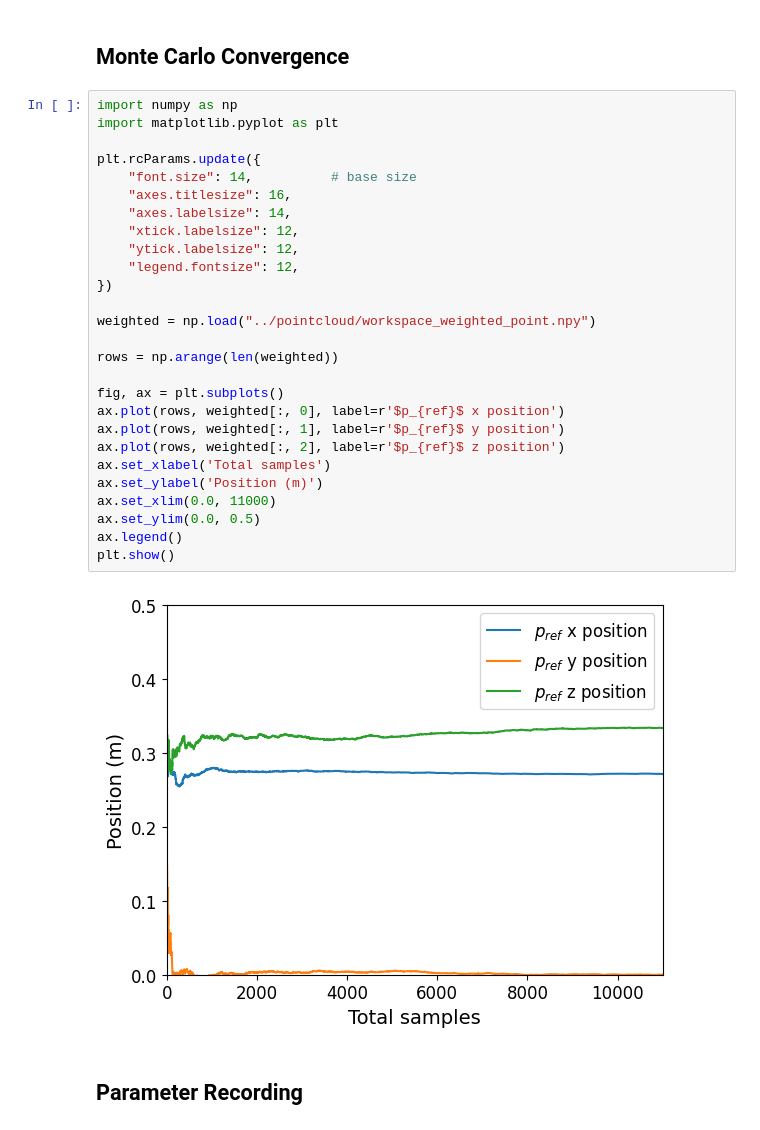
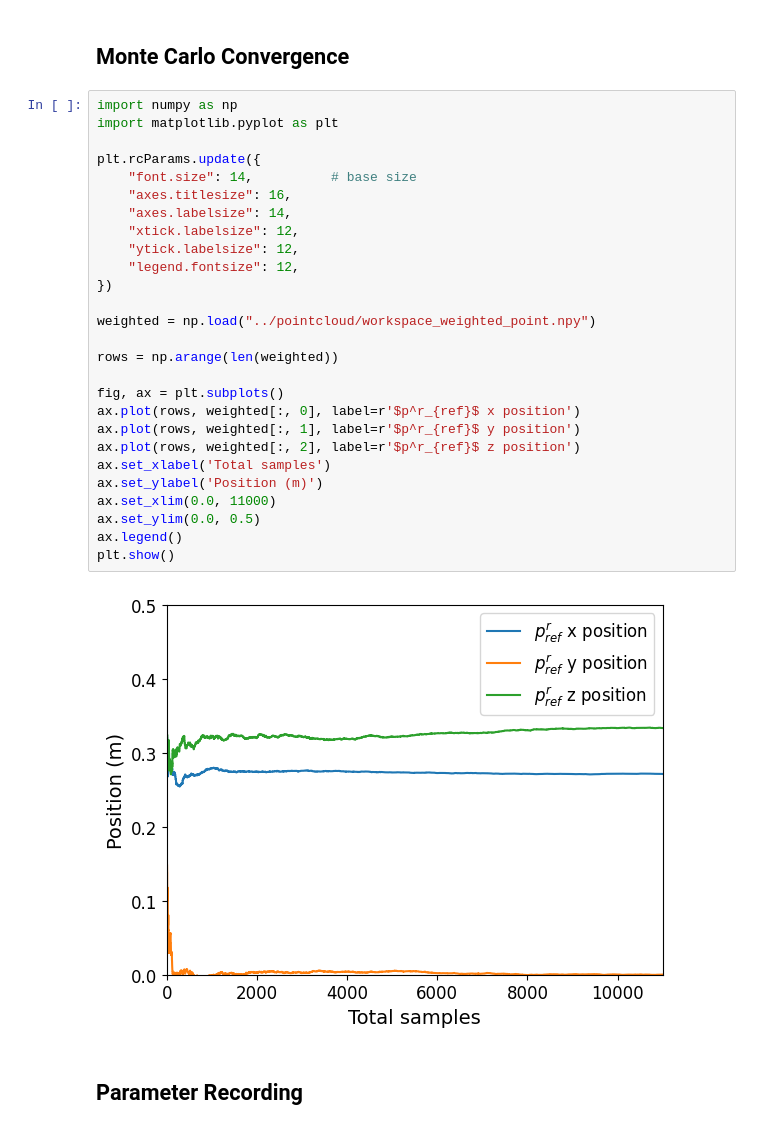
Before and after one commit to famsvip/Robot-Navigation-Collision-Avoidance-, a Jupyter notebook: data/plotting.ipynb, the cells around one changed output. Drawn from its saved outputs; the diff is of its cells as text.

```diff
--- a/data/plotting.ipynb
+++ b/data/plotting.ipynb
@@ -741,32 +741,32 @@ print(rotate_mean)
 # %%
 import numpy as np
 import matplotlib.pyplot as plt
 
 plt.rcParams.update({
     "font.size": 14,          # base size
     "axes.titlesize": 16,
     "axes.labelsize": 14,
     "xtick.labelsize": 12,
     "ytick.labelsize": 12,
     "legend.fontsize": 12,
 })
 
 weighted = np.load("../pointcloud/workspace_weighted_point.npy")
 
 rows = np.arange(len(weighted))
 
 fig, ax = plt.subplots()
-ax.plot(rows, weighted[:, 0], label=r'$p_{ref}$ x position')
-ax.plot(rows, weighted[:, 1], label=r'$p_{ref}$ y position')
-ax.plot(rows, weighted[:, 2], label=r'$p_{ref}$ z position')
+ax.plot(rows, weighted[:, 0], label=r'$p^r_{ref}$ x position')
+ax.plot(rows, weighted[:, 1], label=r'$p^r_{ref}$ y position')
+ax.plot(rows, weighted[:, 2], label=r'$p^r_{ref}$ z position')
 ax.set_xlabel('Total samples')
 ax.set_ylabel('Position (m)')
 ax.set_xlim(0.0, 11000)
 ax.set_ylim(0.0, 0.5)
 ax.legend()
 plt.show()
 # %% [output]
-[figure, old version]
+[figure, new version]
 # %% [markdown]
 ## Parameter Recording
 # %%
```
Also changed, not shown: parts of 5 cells of this notebook.
